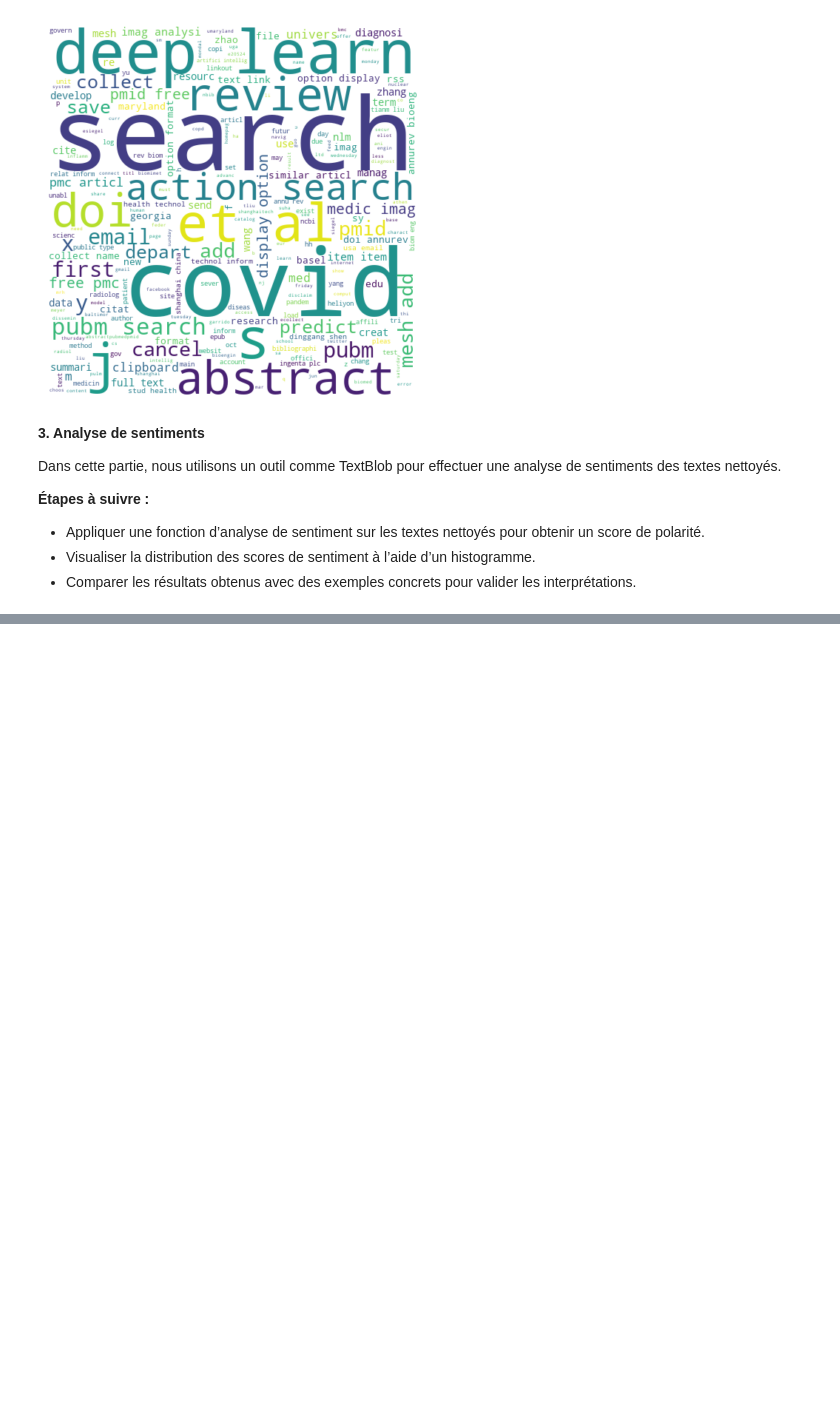
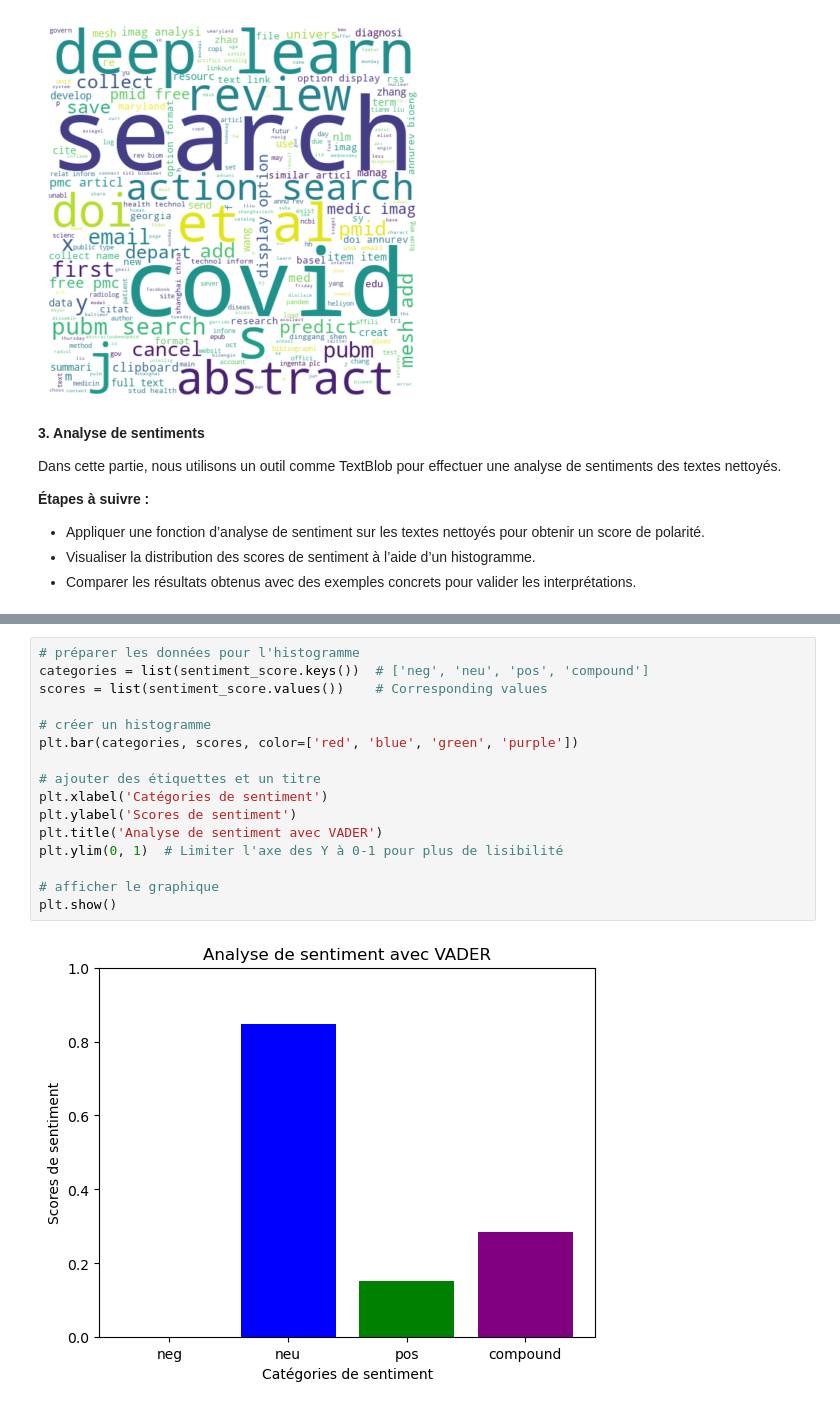
Before and after one commit to NadegeSing/TD1_NLP_NADEGE_SINGAYE_, a Jupyter notebook: Notebooks/TD3.ipynb, the cells around one changed output, grey strips where cells are left out. Drawn from its saved outputs; the diff is of its cells as text; blank space fills up the shorter version.

```diff
--- a/Notebooks/TD3.ipynb
+++ b/Notebooks/TD3.ipynb
@@ -237,0 +297,18 @@ print(sentiment_score)  # Output: {'neg': 0.14, 'neu': 0.67, 'pos': 0.19, 'compo
+# %%
+# préparer les données pour l'histogramme
+categories = list(sentiment_score.keys())  # ['neg', 'neu', 'pos', 'compound']
+scores = list(sentiment_score.values())    # Corresponding values
+
+# créer un histogramme
+plt.bar(categories, scores, color=['red', 'blue', 'green', 'purple'])
+
+# ajouter des étiquettes et un titre
+plt.xlabel('Catégories de sentiment')
+plt.ylabel('Scores de sentiment')
+plt.title('Analyse de sentiment avec VADER')
+plt.ylim(0, 1)  # Limiter l'axe des Y à 0-1 pour plus de lisibilité
+
+# afficher le graphique
+plt.show()
+# %% [output]
+[figure, added]
```
Also changed, not shown: parts of 4 cells of this notebook.
